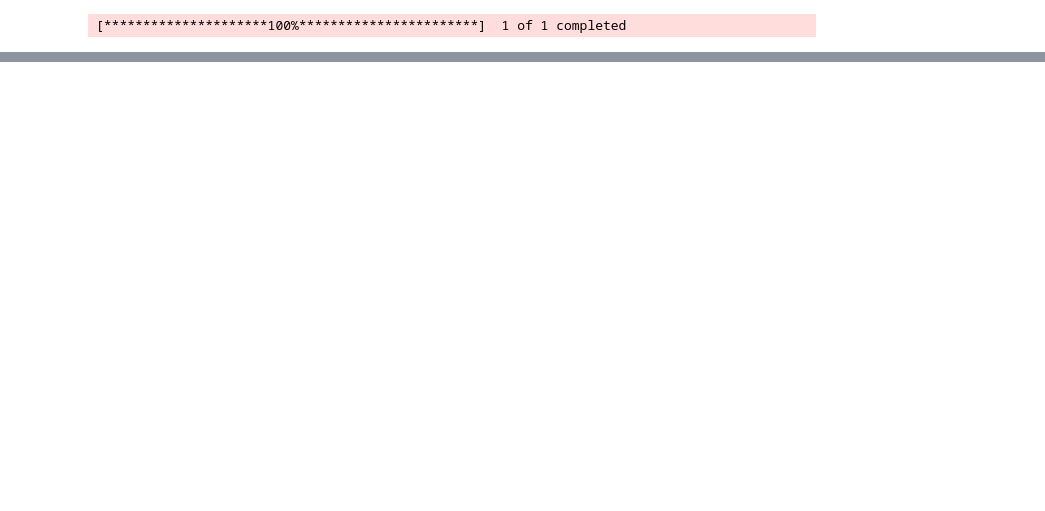
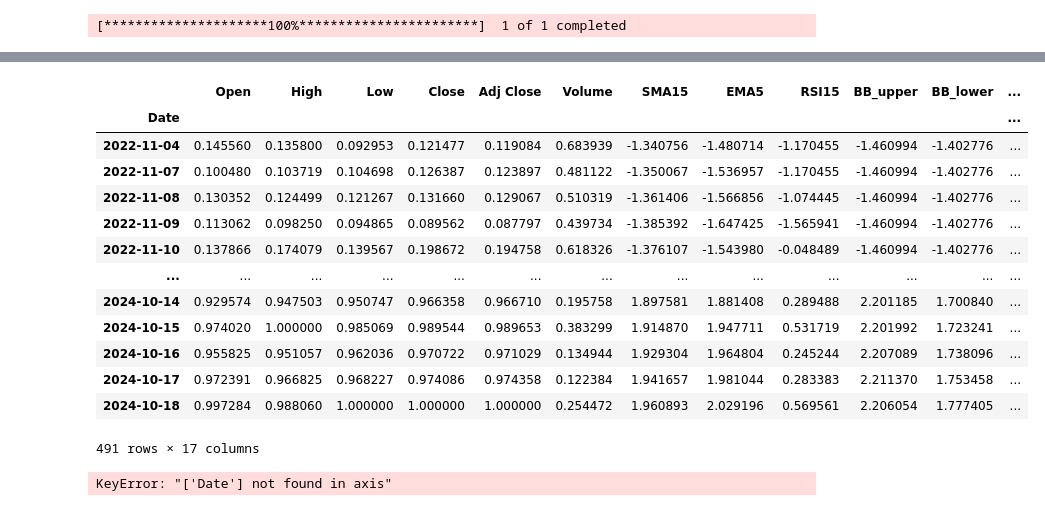
Before and after one commit to Nishchaypat/StockTrack-Database-ML, a Jupyter notebook: Data-Collection/data_collection.ipynb, the cells around one changed output, grey strips where cells are left out. Cells and saved outputs as stored; diff of their text form; code cells hidden in the pictures; blank space fills up the shorter version.

```diff
--- a/Data-Collection/data_collection.ipynb
+++ b/Data-Collection/data_collection.ipynb
@@ -53,0 +61,9 @@ data.tail()
+# %%
+# Fill missing values using forward fill
+data.fillna(method='ffill', inplace=True)
+
+# If forward fill still leaves some NaN values at the beginning, use backward fill as a fallback
+data.fillna(method='bfill', inplace=True)
+
+# Verify the missing values are handled
+print(data.isnull().sum())
@@ -53,0 +97,29 @@ data.tail()
+# %%
+import pandas as pd
+import numpy as np
+from sklearn.preprocessing import MinMaxScaler, StandardScaler
+
+# Assuming your dataset is already loaded into a DataFrame called 'data'
+# Define your column groups
+price_columns = ['Open', 'High', 'Low', 'Close', 'Adj Close']
+technical_indicators = ['SMA15', 'EMA5', 'RSI15', 'BB_upper', 'BB_lower', 'MACD', 'MACD_signal', 'ADX', 'Aroon_Up', 'Aroon_Down']
+volume_column = 'Volume'
+
+# Initialize the scalers
+min_max_scaler = MinMaxScaler()
+standard_scaler = StandardScaler()
+
+# Apply Min-Max Normalization to price columns
+data[price_columns] = min_max_scaler.fit_transform(data[price_columns])
+
+# Log transformation for volume to reduce the impact of large spikes
+data[volume_column] = np.log1p(data[volume_column])  # log1p is log(1 + x), which handles zero values
+
+# Apply Min-Max Normalization to volume after log transformation
+data[[volume_column]] = min_max_scaler.fit_transform(data[[volume_column]])
+
+# Apply Standardization to technical indicators
+data[technical_indicators] = standard_scaler.fit_transform(data[technical_indicators])
+
+# Check if there are any missing values remaining (optional)
+print(data.isnull().sum())
@@ -54 +165,22 @@ data.tail()
+# %%
+data
+# %% [output]
+|  | Open | High | Low | Close | Adj Close | Volume | SMA15 | EMA5 | RSI15 | BB_upper | BB_lower | ... |
+| Date |  |  |  |  |  |  |  |  |  |  |  | ... |
+| 2022-11-04 | 0.145560 | 0.135800 | 0.092953 | 0.121477 | 0.119084 | 0.683939 | -1.340756 | -1.480714 | -1.170455 | -1.460994 | -1.402776 | ... |
+| 2022-11-07 | 0.100480 | 0.103719 | 0.104698 | 0.126387 | 0.123897 | 0.481122 | -1.350067 | -1.536957 | -1.170455 | -1.460994 | -1.402776 | ... |
+| 2022-11-08 | 0.130352 | 0.124499 | 0.121267 | 0.131660 | 0.129067 | 0.510319 | -1.361406 | -1.566856 | -1.074445 | -1.460994 | -1.402776 | ... |
+| 2022-11-09 | 0.113062 | 0.098250 | 0.094865 | 0.089562 | 0.087797 | 0.439734 | -1.385392 | -1.647425 | -1.565941 | -1.460994 | -1.402776 | ... |
+| 2022-11-10 | 0.137866 | 0.174079 | 0.139567 | 0.198672 | 0.194758 | 0.618326 | -1.376107 | -1.543980 | -0.048489 | -1.460994 | -1.402776 | ... |
+| ... | ... | ... | ... | ... | ... | ... | ... | ... | ... | ... | ... | ... |
+| 2024-10-14 | 0.929574 | 0.947503 | 0.950747 | 0.966358 | 0.966710 | 0.195758 | 1.897581 | 1.881408 | 0.289488 | 2.201185 | 1.700840 | ... |
+| 2024-10-15 | 0.974020 | 1.000000 | 0.985069 | 0.989544 | 0.989653 | 0.383299 | 1.914870 | 1.947711 | 0.531719 | 2.201992 | 1.723241 | ... |
+| 2024-10-16 | 0.955825 | 0.951057 | 0.962036 | 0.970722 | 0.971029 | 0.134944 | 1.929304 | 1.964804 | 0.245244 | 2.207089 | 1.738096 | ... |
+| 2024-10-17 | 0.972391 | 0.966825 | 0.968227 | 0.974086 | 0.974358 | 0.122384 | 1.941657 | 1.981044 | 0.283383 | 2.211370 | 1.753458 | ... |
+| 2024-10-18 | 0.997284 | 0.988060 | 1.000000 | 1.000000 | 1.000000 | 0.254472 | 1.960893 | 2.029196 | 0.569561 | 2.206054 | 1.777405 | ... |
+491 rows × 17 columns
+# %%
+data = data.drop(columns=["Date"])
+# %% [output]
+KeyError: "['Date'] not found in axis"
 # %%
```
Also changed, not shown: parts of 12 cells of this notebook, 2 other files.
